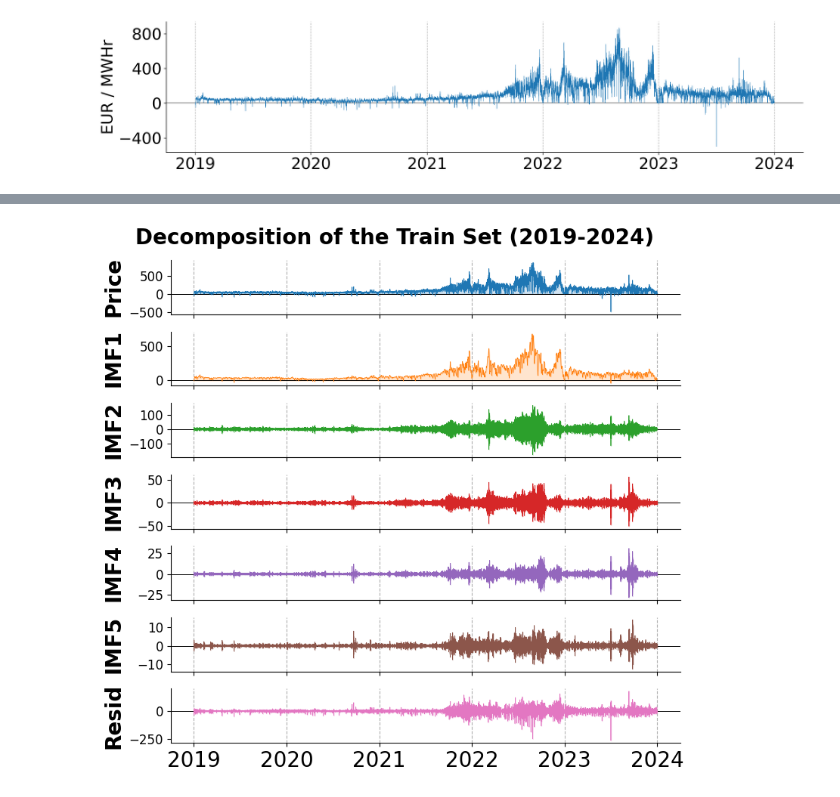
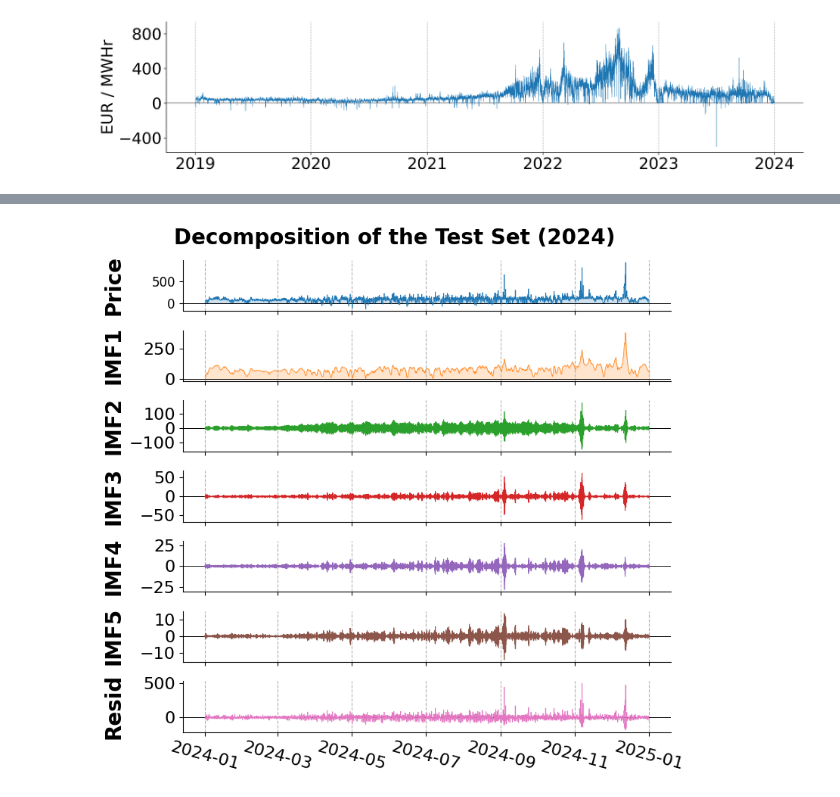
Before and after one commit to BenLeidig/de_lu_epf, a Jupyter notebook: notebooks/urc_visualizations.ipynb, the cells around one changed output, grey strips where cells are left out. Drawn from its saved outputs; the diff is of its cells as text; code cells hidden in the pictures.

Commit message:
MURES and URC visualizations created under notebooks/urc_visualizations.ipynb

```diff
--- a/notebooks/urc_visualizations.ipynb
+++ b/notebooks/urc_visualizations.ipynb
@@ -52,7 +54,7 @@ plt.show()
 # %% [output]
 [figure]
 # %%
-df_vmd = pd.read_parquet("../data/processed/hybrid/train_val.parquet")
+df_vmd = pd.read_parquet("../data/processed/hybrid/test.parquet")
 print(df_vmd.shape)
 df_vmd.head()
 # %% [output]
@@ -68,37 +70,35 @@ df_vmd.head()
 fig, axes = plt.subplots(7, sharex=True, figsize=(8, 7.5))
 colors = plt.colormaps["tab10"].colors
 
 ax = axes[0]
 ax.axhline(0, linewidth=0.7, color="black")
 ax.plot(df_vmd.index, df_vmd["price"], linewidth=0.5, c=colors[0])
 ax.fill_between(df_vmd.index, df_vmd["price"], color=colors[0], alpha=0.2)
 ax.grid(axis="x", linestyle="--")
 ax.set_ylabel("Price", fontsize=20, fontweight="bold")
 ax.spines[["top", "right"]].set_visible(False)
 ax.tick_params(axis="y", labelsize=12)
 
 for i, (col, ylab) in enumerate(
     zip(
         ["imf1", "imf2", "imf3", "imf4", "imf5", "imf_resid"],
         ["IMF1", "IMF2", "IMF3", "IMF4", "IMF5", "Resid"],
     )
 ):
     ax = axes[i + 1]
     ax.axhline(0, linewidth=0.7, color="black")
     ax.plot(df_vmd.index, df_vmd[col], linewidth=0.5, c=colors[i + 1])
     ax.fill_between(df_vmd.index, df_vmd[col], color=colors[i + 1], alpha=0.2)
     ax.grid(axis="x", linestyle="--")
     ax.set_ylabel(ylab, fontsize=20, fontweight="bold")
-    ax.tick_params(axis="x", labelsize=20)
-    ax.tick_params(axis="y", labelsize=12)
+    ax.tick_params(axis="x", labelsize=16, rotation=-15)
+    ax.tick_params(axis="y", labelsize=16)
     ax.spines[["top", "right"]].set_visible(False)
 
-fig.suptitle(
-    "Decomposition of the Train Set (2019-2024)", fontsize=20, fontweight="bold"
-)
+fig.suptitle("Decomposition of the Test Set (2024)", fontsize=20, fontweight="bold")
 fig.tight_layout()
 fig.align_ylabels()
-fig.savefig("../../../methods_vmd.png")
+fig.savefig("../../../mures_presentation/methods_vmd.png", dpi=1_000)
 plt.show()
 # %% [output]
-[figure, old version]
+[figure, new version]
```
Also changed, not shown: parts of 18 cells of this notebook, 16 other files.
